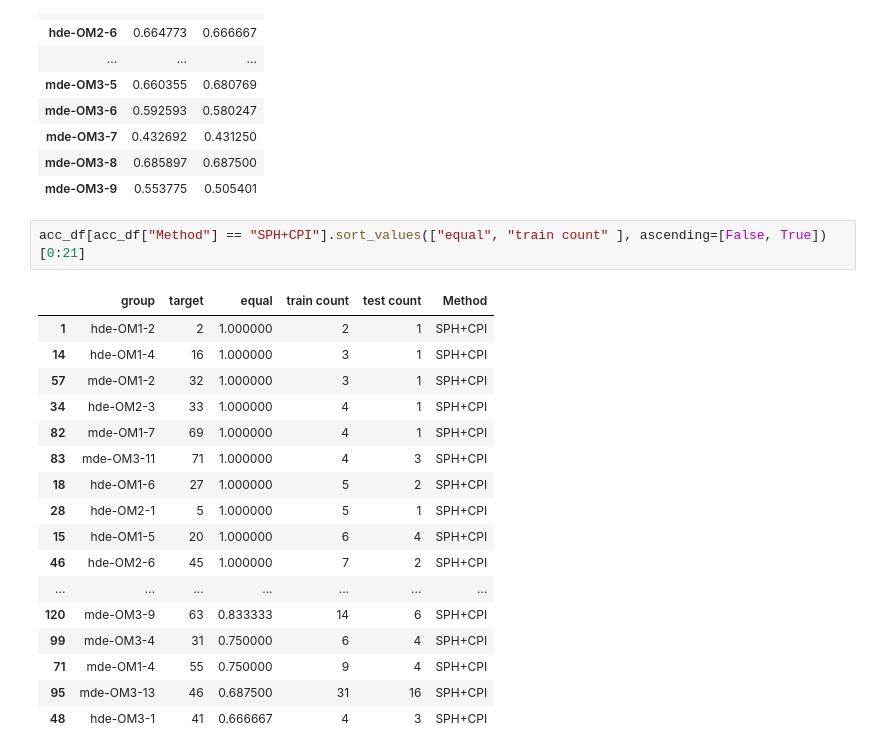
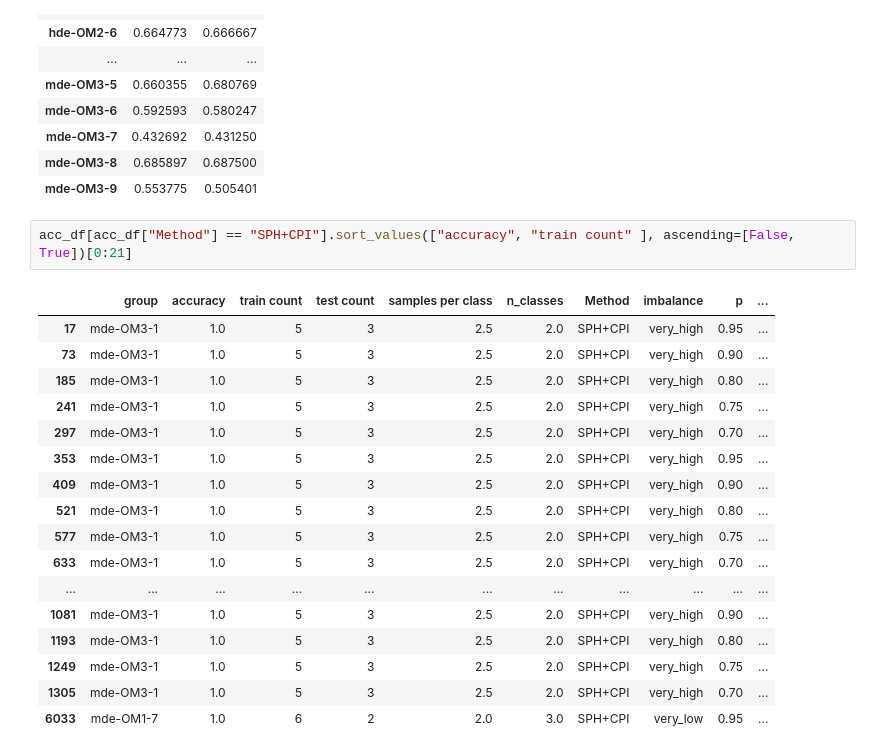
Before and after one commit to IPVS-AS/DataGenerator, a Jupyter notebook: Notebooks_experiments/Untitled.ipynb, the cells around one changed output. Drawn from its saved outputs; the diff is of its cells as text.

```diff
--- a/Notebooks_experiments/Untitled.ipynb
+++ b/Notebooks_experiments/Untitled.ipynb
@@ -134,22 +134,22 @@ pivot_df
 | mde-OM3-8 | 0.685897 | 0.687500 |
 | mde-OM3-9 | 0.553775 | 0.505401 |
 # %%
-acc_df[acc_df["Method"] == "SPH+CPI"].sort_values(["equal", "train count" ], ascending=[False, True])[0:21]
+acc_df[acc_df["Method"] == "SPH+CPI"].sort_values(["accuracy", "train count" ], ascending=[False, True])[0:21]
 # %% [output]
-|  | group | target | equal | train count | test count | Method |
-| 1 | hde-OM1-2 | 2 | 1.000000 | 2 | 1 | SPH+CPI |
-| 14 | hde-OM1-4 | 16 | 1.000000 | 3 | 1 | SPH+CPI |
-| 57 | mde-OM1-2 | 32 | 1.000000 | 3 | 1 | SPH+CPI |
-| 34 | hde-OM2-3 | 33 | 1.000000 | 4 | 1 | SPH+CPI |
-| 82 | mde-OM1-7 | 69 | 1.000000 | 4 | 1 | SPH+CPI |
-| 83 | mde-OM3-11 | 71 | 1.000000 | 4 | 3 | SPH+CPI |
-| 18 | hde-OM1-6 | 27 | 1.000000 | 5 | 2 | SPH+CPI |
-| 28 | hde-OM2-1 | 5 | 1.000000 | 5 | 1 | SPH+CPI |
-| 15 | hde-OM1-5 | 20 | 1.000000 | 6 | 4 | SPH+CPI |
-| 46 | hde-OM2-6 | 45 | 1.000000 | 7 | 2 | SPH+CPI |
-| ... | ... | ... | ... | ... | ... | ... |
-| 120 | mde-OM3-9 | 63 | 0.833333 | 14 | 6 | SPH+CPI |
-| 99 | mde-OM3-4 | 31 | 0.750000 | 6 | 4 | SPH+CPI |
-| 71 | mde-OM1-4 | 55 | 0.750000 | 9 | 4 | SPH+CPI |
-| 95 | mde-OM3-13 | 46 | 0.687500 | 31 | 16 | SPH+CPI |
-| 48 | hde-OM3-1 | 41 | 0.666667 | 4 | 3 | SPH+CPI |
+|  | group | accuracy | train count | test count | samples per class | n_classes | Method | imbalance | p | ... |
+| 17 | mde-OM3-1 | 1.0 | 5 | 3 | 2.5 | 2.0 | SPH+CPI | very_high | 0.95 | ... |
+| 73 | mde-OM3-1 | 1.0 | 5 | 3 | 2.5 | 2.0 | SPH+CPI | very_high | 0.90 | ... |
+| 185 | mde-OM3-1 | 1.0 | 5 | 3 | 2.5 | 2.0 | SPH+CPI | very_high | 0.80 | ... |
+| 241 | mde-OM3-1 | 1.0 | 5 | 3 | 2.5 | 2.0 | SPH+CPI | very_high | 0.75 | ... |
+| 297 | mde-OM3-1 | 1.0 | 5 | 3 | 2.5 | 2.0 | SPH+CPI | very_high | 0.70 | ... |
+| 353 | mde-OM3-1 | 1.0 | 5 | 3 | 2.5 | 2.0 | SPH+CPI | very_high | 0.95 | ... |
+| 409 | mde-OM3-1 | 1.0 | 5 | 3 | 2.5 | 2.0 | SPH+CPI | very_high | 0.90 | ... |
+| 521 | mde-OM3-1 | 1.0 | 5 | 3 | 2.5 | 2.0 | SPH+CPI | very_high | 0.80 | ... |
+| 577 | mde-OM3-1 | 1.0 | 5 | 3 | 2.5 | 2.0 | SPH+CPI | very_high | 0.75 | ... |
+| 633 | mde-OM3-1 | 1.0 | 5 | 3 | 2.5 | 2.0 | SPH+CPI | very_high | 0.70 | ... |
+| ... | ... | ... | ... | ... | ... | ... | ... | ... | ... | ... |
+| 1081 | mde-OM3-1 | 1.0 | 5 | 3 | 2.5 | 2.0 | SPH+CPI | very_high | 0.90 | ... |
+| 1193 | mde-OM3-1 | 1.0 | 5 | 3 | 2.5 | 2.0 | SPH+CPI | very_high | 0.80 | ... |
+| 1249 | mde-OM3-1 | 1.0 | 5 | 3 | 2.5 | 2.0 | SPH+CPI | very_high | 0.75 | ... |
+| 1305 | mde-OM3-1 | 1.0 | 5 | 3 | 2.5 | 2.0 | SPH+CPI | very_high | 0.70 | ... |
+| 6033 | mde-OM1-7 | 1.0 | 6 | 2 | 2.0 | 3.0 | SPH+CPI | very_low | 0.95 | ... |
```
Also changed, not shown: parts of 2 cells of this notebook, 8 other files.
